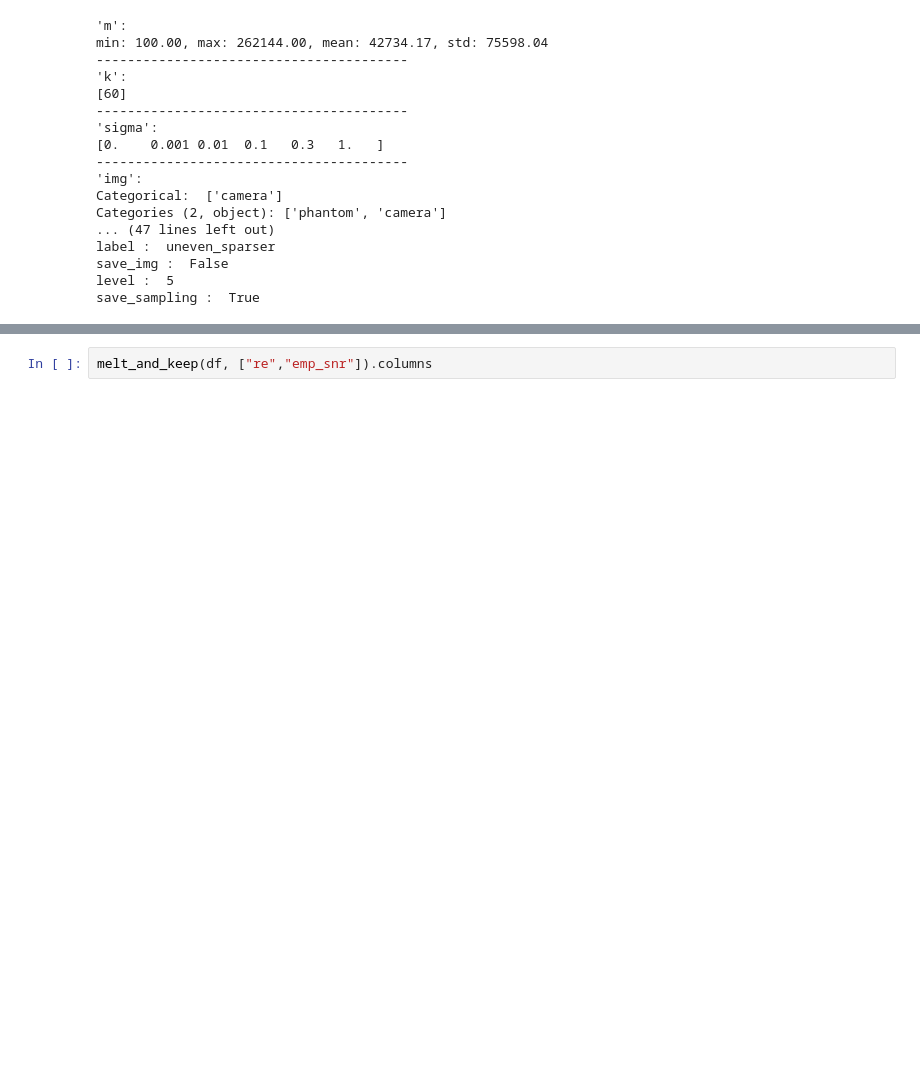
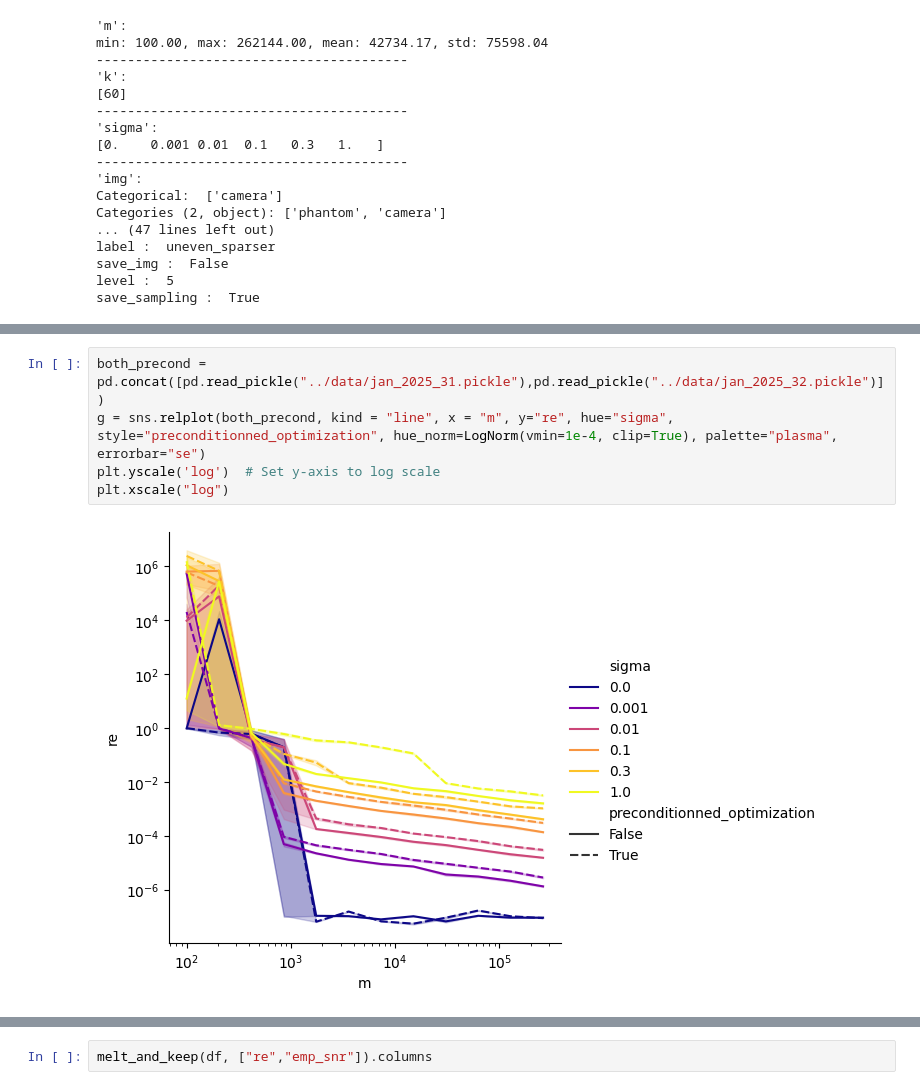
Before and after one commit to mscott99/Sparse_adapted_denoising, a Jupyter notebook: plots/optimized_denoising.ipynb, the cells around one changed output, grey strips where cells are left out. Saved outputs shown, nothing was run; the diff lists cells and outputs as text; blank space fills up the shorter version.

```diff
--- a/plots/optimized_denoising.ipynb
+++ b/plots/optimized_denoising.ipynb
@@ -85,0 +140,7 @@ df[df['m']== df['m'].unique()[0]][df['sigma']==0].shape
+# %%
+both_precond = pd.concat([pd.read_pickle("../data/jan_2025_31.pickle"),pd.read_pickle("../data/jan_2025_32.pickle")])
+g = sns.relplot(both_precond, kind = "line", x = "m", y="re", hue="sigma", style="preconditionned_optimization", hue_norm=LogNorm(vmin=1e-4, clip=True), palette="plasma", errorbar="se")
+plt.yscale('log')  # Set y-axis to log scale
+plt.xscale("log")
+# %% [output]
+[figure, added]
```
Also changed, not shown: parts of 12 cells of this notebook, 11 other files.
